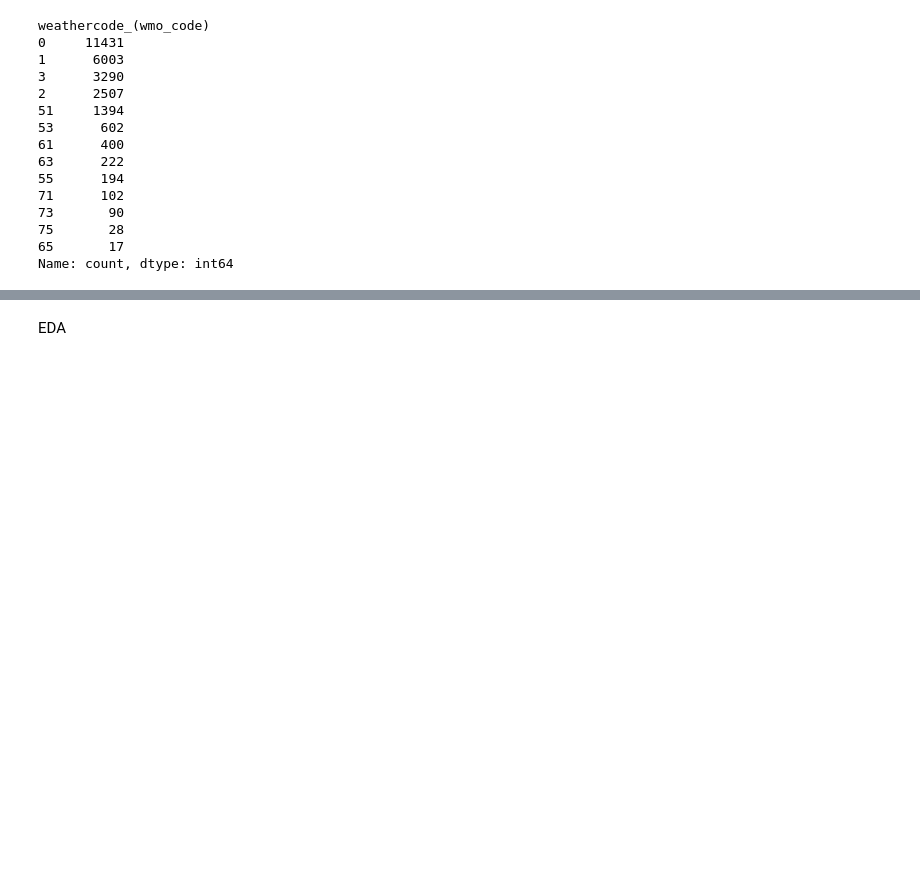
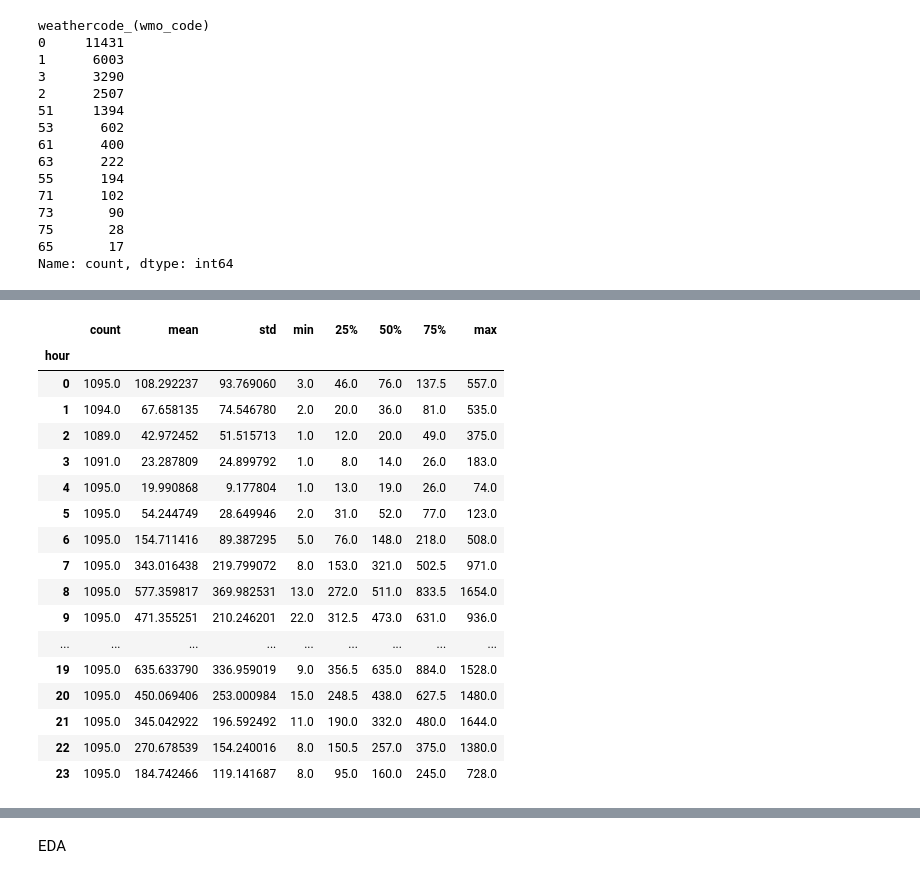
Before and after one commit to rakeshtparayil/capital_bike_share, a Jupyter notebook: capital_bike_share_hour.ipynb, the cells around one changed output, grey strips where cells are left out. Saved outputs shown, nothing was run; the diff lists cells and outputs as text; code cells hidden in the pictures; blank space fills up the shorter version.

```diff
--- a/capital_bike_share_hour.ipynb
+++ b/capital_bike_share_hour.ipynb
@@ -272,3 +297,26 @@ Moderate Breeze     1496
 Strong Breeze          2
 High Wind              0
 Name: count, dtype: int64
+# %%
+#creating a group by statical summary for hour and total rides
+hourly_summary = bike_hourly_new.groupby('hour')['total_rides'].describe()
+hourly_summary
+# %% [output]
+|  | count | mean | std | min | 25% | 50% | 75% | max |
+| hour |  |  |  |  |  |  |  |  |
+| 0 | 1095.0 | 108.292237 | 93.769060 | 3.0 | 46.0 | 76.0 | 137.5 | 557.0 |
+| 1 | 1094.0 | 67.658135 | 74.546780 | 2.0 | 20.0 | 36.0 | 81.0 | 535.0 |
+| 2 | 1089.0 | 42.972452 | 51.515713 | 1.0 | 12.0 | 20.0 | 49.0 | 375.0 |
+| 3 | 1091.0 | 23.287809 | 24.899792 | 1.0 | 8.0 | 14.0 | 26.0 | 183.0 |
+| 4 | 1095.0 | 19.990868 | 9.177804 | 1.0 | 13.0 | 19.0 | 26.0 | 74.0 |
+| 5 | 1095.0 | 54.244749 | 28.649946 | 2.0 | 31.0 | 52.0 | 77.0 | 123.0 |
+| 6 | 1095.0 | 154.711416 | 89.387295 | 5.0 | 76.0 | 148.0 | 218.0 | 508.0 |
+| 7 | 1095.0 | 343.016438 | 219.799072 | 8.0 | 153.0 | 321.0 | 502.5 | 971.0 |
+| 8 | 1095.0 | 577.359817 | 369.982531 | 13.0 | 272.0 | 511.0 | 833.5 | 1654.0 |
+| 9 | 1095.0 | 471.355251 | 210.246201 | 22.0 | 312.5 | 473.0 | 631.0 | 936.0 |
+| ... | ... | ... | ... | ... | ... | ... | ... | ... |
+| 19 | 1095.0 | 635.633790 | 336.959019 | 9.0 | 356.5 | 635.0 | 884.0 | 1528.0 |
+| 20 | 1095.0 | 450.069406 | 253.000984 | 15.0 | 248.5 | 438.0 | 627.5 | 1480.0 |
+| 21 | 1095.0 | 345.042922 | 196.592492 | 11.0 | 190.0 | 332.0 | 480.0 | 1644.0 |
+| 22 | 1095.0 | 270.678539 | 154.240016 | 8.0 | 150.5 | 257.0 | 375.0 | 1380.0 |
+| 23 | 1095.0 | 184.742466 | 119.141687 | 8.0 | 95.0 | 160.0 | 245.0 | 728.0 |
```
Also changed, not shown: parts of 10 cells of this notebook.
